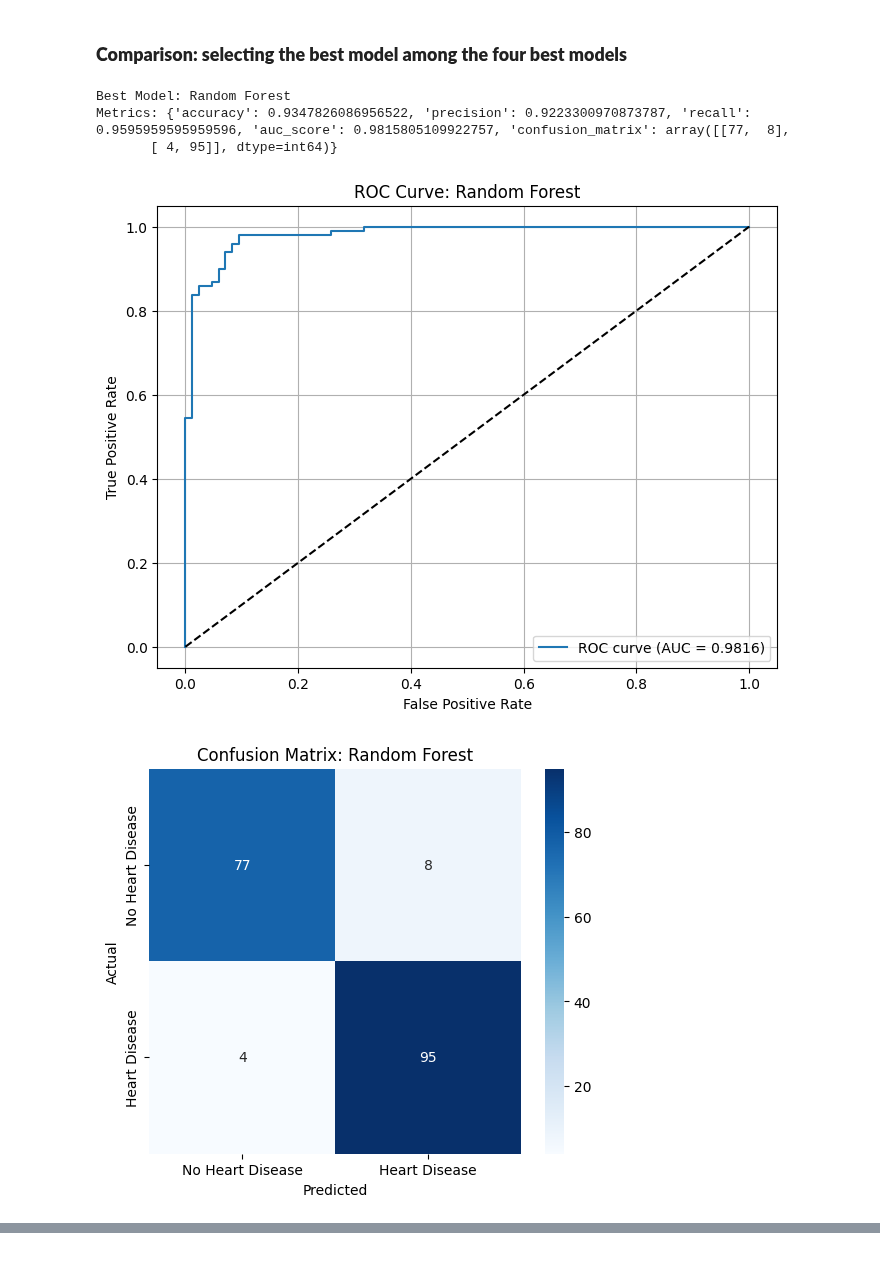
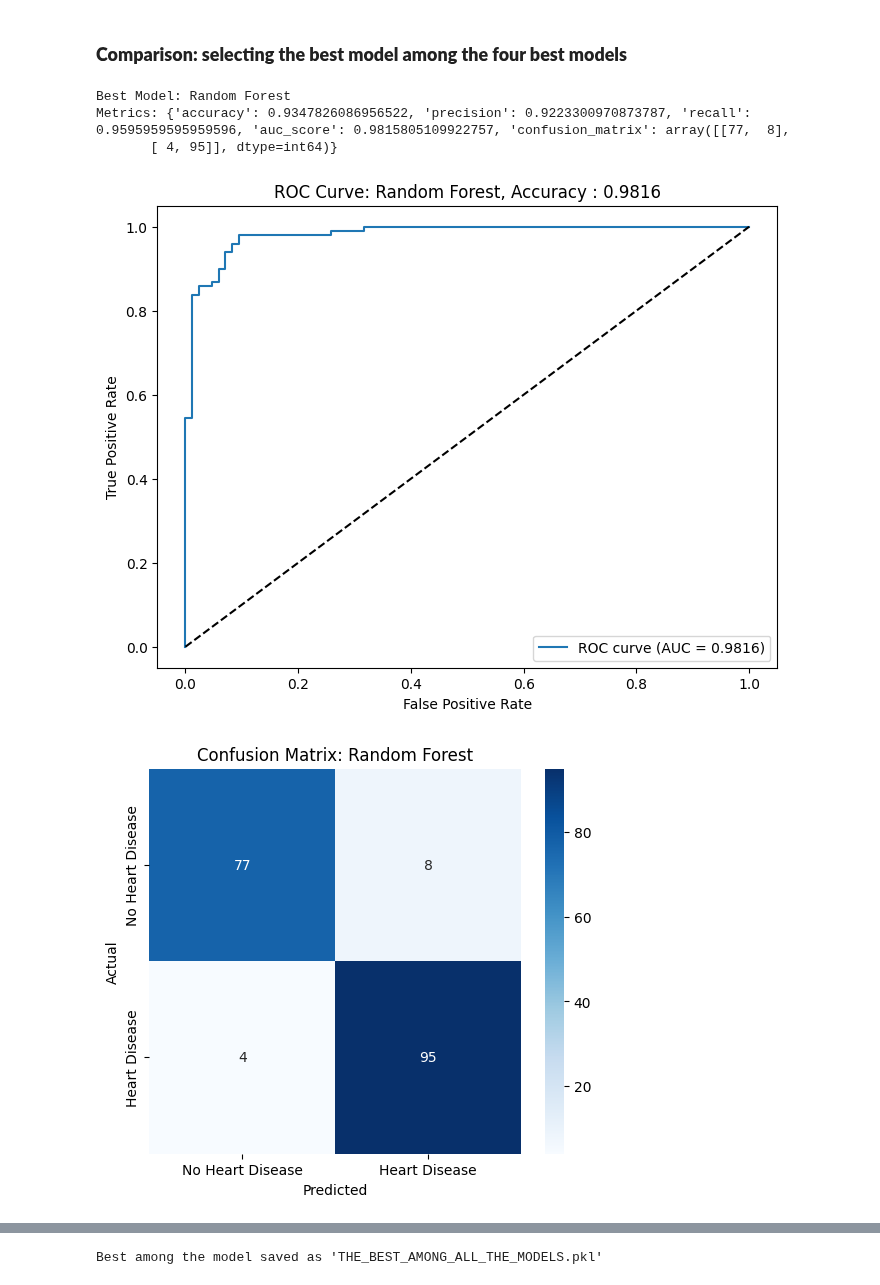
Before and after one commit to khirmas67/Prediction_Of_Heart_Failure, a Jupyter notebook: experiments/all_models_and_comaparison_1.ipynb, the cells around one changed output, grey strips where cells are left out. Saved outputs shown, nothing was run; the diff lists cells and outputs as text; code cells hidden in the pictures.

```diff
--- a/experiments/all_models_and_comaparison_1.ipynb
+++ b/experiments/all_models_and_comaparison_1.ipynb
@@ -518,8 +519,6 @@ models = {
     "Random Forest": joblib.load("../models/best_rf_model.pkl"),
     "Neural Network": joblib.load("../models/best_nn_model.pkl")
 }
-
-
 
 # Evaluate each model
 model_metrics = {}
@@ -557,44 +556,49 @@ if best_metrics['auc_score'] is not None:
     plt.figure(figsize=(8, 6))
     plt.plot(fpr, tpr, label=f"ROC curve (AUC = {best_metrics['auc_score']:.4f})")
     plt.plot([0, 1], [0, 1], 'k--')  # Random classifier line
-    plt.title(f"ROC Curve: {best_model_name}")
+    plt.title(f"ROC Curve: {best_model_name}, Accuracy : {best_metrics['auc_score']:.4f}")
     plt.xlabel("False Positive Rate")
     plt.ylabel("True Positive Rate")
     plt.legend(loc="lower right")
-    plt.grid()
-    plt.savefig("../reports/Best model_ROC Curve.png")
+    plt.grid(False)
+    plt.savefig("../reports/THE_BEST_AMONG_ALL_THE_MODELS-ROC Curve.png")
     plt.show()
 
 # Plot confusion matrix for the best model
 cm = best_metrics['confusion_matrix']
 plt.figure(figsize=(6, 5))
 sns.heatmap(cm, annot=True, fmt='d', cmap='Blues', xticklabels=['No Heart Disease', 'Heart Disease'], yticklabels=['No Heart Disease', 'Heart Disease'])
 plt.title(f"Confusion Matrix: {best_model_name}")
 plt.xlabel("Predicted")
 plt.ylabel("Actual")
-plt.savefig("../reports/Best model_Confusion Matrix.png")
+plt.savefig("../reports/THE_BEST_AMONG_ALL_THE_MODELS-Confusion Matrix.png")
 plt.show()
 
 # Plot metrics for all models
 metric_names = ['accuracy', 'precision', 'recall']
 metrics_values = {metric: [model_metrics[model][metric] for model in models] for metric in metric_names}
 
 plt.figure(figsize=(10, 6))
 x = np.arange(len(models))
 bar_width = 0.2
 
 for i, metric in enumerate(metric_names):
     plt.bar(x + i * bar_width, metrics_values[metric], bar_width, label=metric.capitalize())
 
 plt.xticks(x + bar_width, models.keys())
 plt.ylabel("Score")
 plt.title("Model Comparison: Accuracy, Precision, and Recall")
 plt.legend()
 plt.savefig("../reports/Models Comparison-Accuracy, Precision, and Recall.png")
 plt.show()
+
+# Save the best model using pickle
+with open('../models/best_model.pkl', 'wb') as file:
+    joblib.dump(best_model, file)
+    print("Best among the model saved as 'THE_BEST_AMONG_ALL_THE_MODELS.pkl'")
 # %% [output]
 Best Model: Random Forest
 Metrics: {'accuracy': 0.9347826086956522, 'precision': 0.9223300970873787, 'recall': 0.9595959595959596, 'auc_score': 0.9815805109922757, 'confusion_matrix': array([[77,  8],
        [ 4, 95]], dtype=int64)}
-[figure, old version]
+[figure, new version]
 [figure]
@@ -601,0 +606 @@ Metrics: {'accuracy': 0.9347826086956522, 'precision': 0.9223300970873787, 'reca
+Best among the model saved as 'THE_BEST_AMONG_ALL_THE_MODELS.pkl'
```
Also changed, not shown: parts of 5 cells of this notebook, 16 other files.
